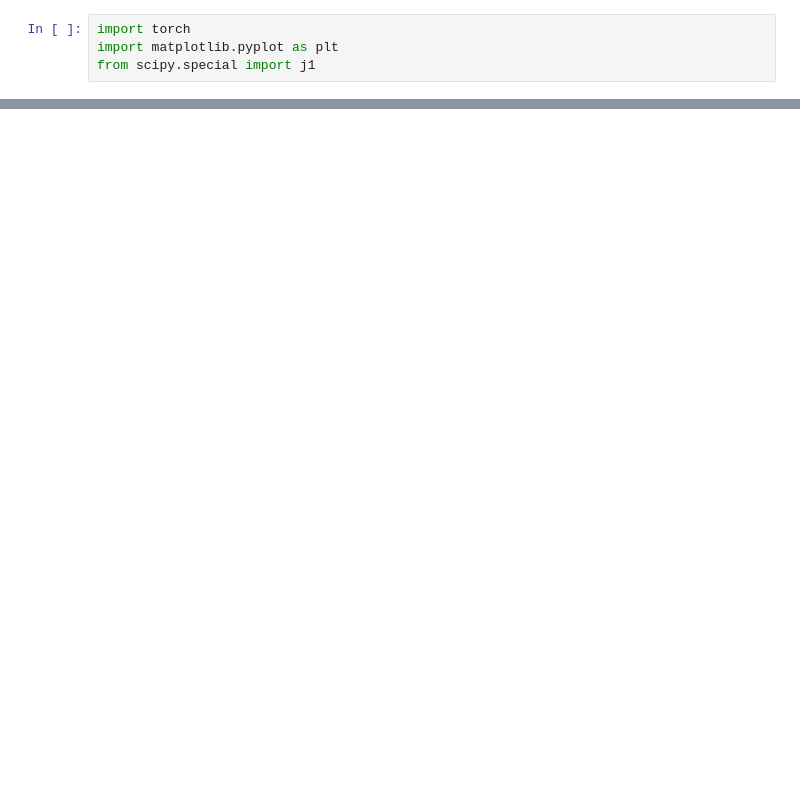
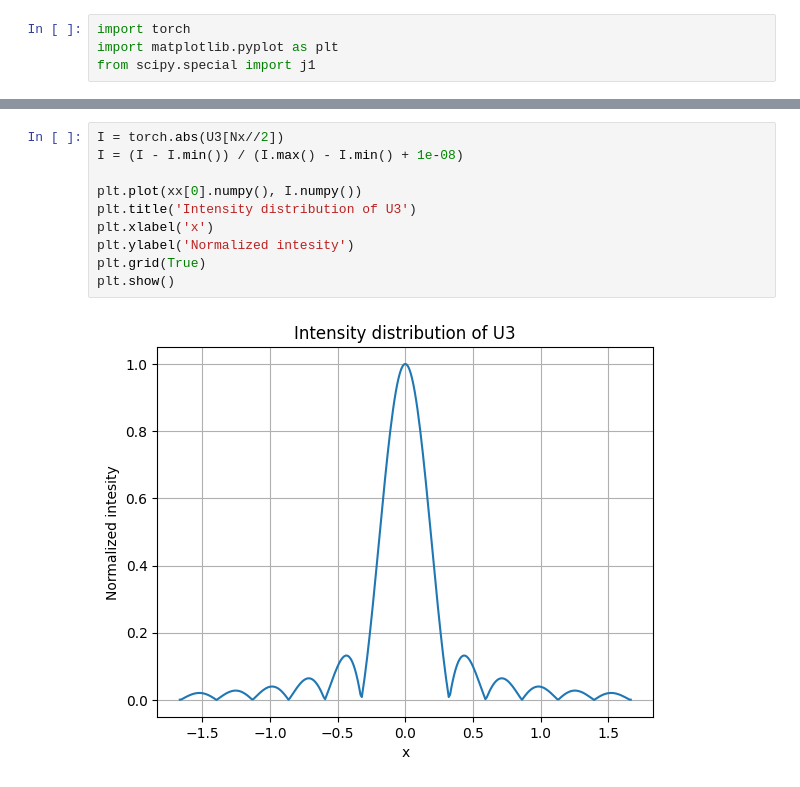
Before and after one commit to sanjith1999/FRIS, a Jupyter notebook: scalar_model.ipynb, the cells around one changed output, grey strips where cells are left out. Drawn from its saved outputs; the diff is of its cells as text; blank space fills up the shorter version.

```diff
--- a/scalar_model.ipynb
+++ b/scalar_model.ipynb
@@ -111,0 +116,12 @@ tensor([[29.5558, 29.5558, 29.5558,  ..., 29.5558, 29.5558, 29.5558],
+# %%
+I = torch.abs(U3[Nx//2])
+I = (I - I.min()) / (I.max() - I.min() + 1e-08)
+
+plt.plot(xx[0].numpy(), I.numpy())
+plt.title('Intensity distribution of U3')
+plt.xlabel('x')
+plt.ylabel('Normalized intesity')
+plt.grid(True)
+plt.show()
+# %% [output]
+[figure, added]
```
Also changed, not shown: parts of 12 cells of this notebook.
